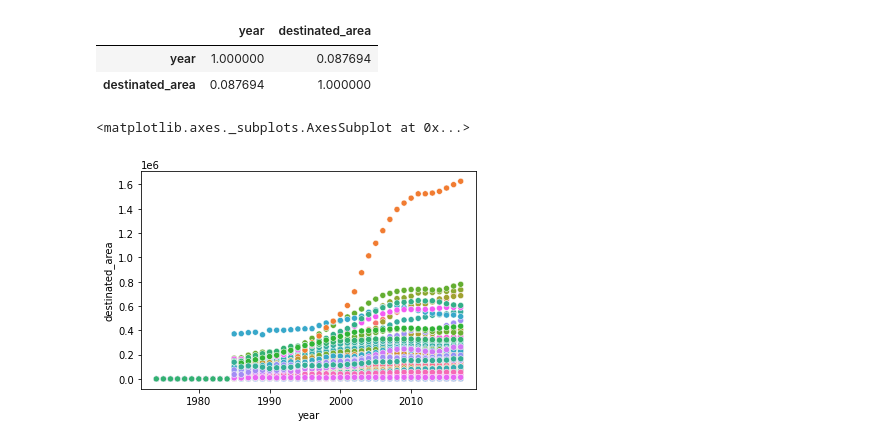
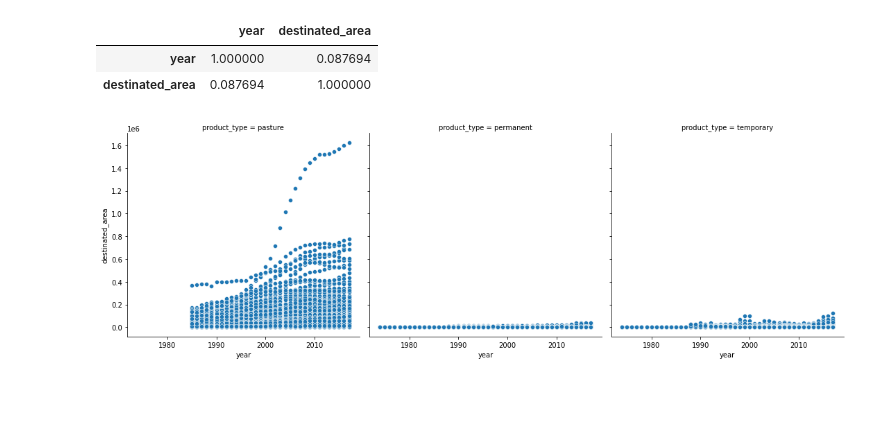
Before and after one commit to Marcos-Tonari-Diaz/Desafio_Bain_2022, a Jupyter notebook: Datathon.ipynb, the cells around one changed output. Drawn from its saved outputs; the diff is of its cells as text; code cells hidden in the pictures; blank space fills up the shorter version.

Commit message:
Added dataset questions; scatterplot experimentation

```diff
--- a/Datathon.ipynb
+++ b/Datathon.ipynb
@@ -115,8 +124,7 @@ historical_database.corr()
 |  | year | destinated_area |
 | year | 1.000000 | 0.087694 |
 | destinated_area | 0.087694 | 1.000000 |
-# %%
-sns.scatterplot(historical_database['year'], historical_database['destinated_area'], hue=historical_database['city_code'], legend=False)
-# %% [output]
-<matplotlib.axes._subplots.AxesSubplot at 0x...>
-[figure, removed]
+# %%
+per_producttype_scatterplot = sns.relplot(x="year", y="destinated_area", col="product_type", col_wrap=3, row="city_code" ,legend=False, data=historical_database, estimator=None)
+# %% [output]
+[figure, added]
```
Also changed, not shown: parts of 4 cells of this notebook.
